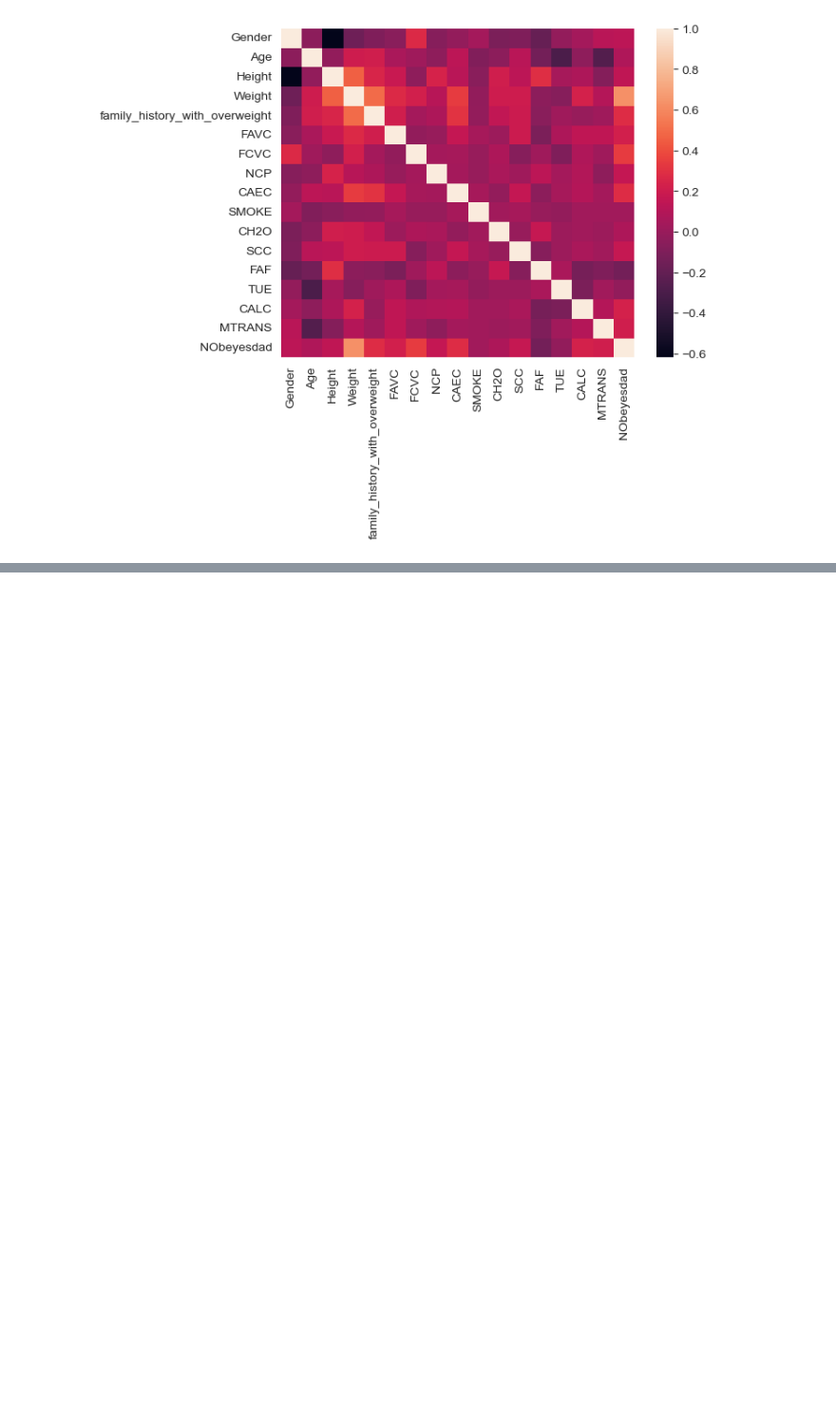
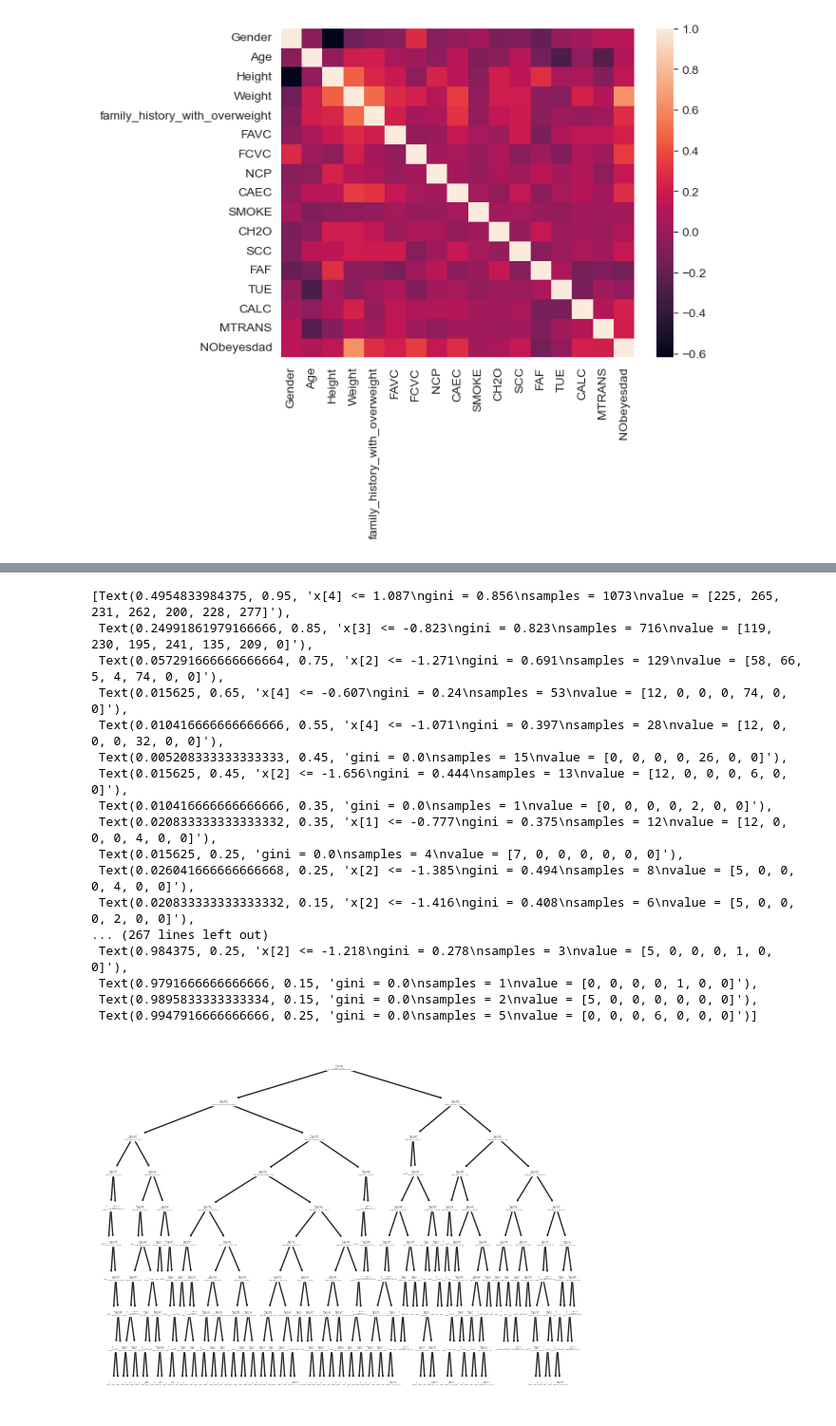
Before and after one commit to owlbemi/CS4372Assignment2, a Jupyter notebook: CS4372Assignment2.ipynb, the cells around one changed output, grey strips where cells are left out. Shown: that part at 95% size. Cells and saved outputs as stored; diff of their text form; code cells hidden in the pictures; blank space fills up the shorter version.

```diff
--- a/CS4372Assignment2.ipynb
+++ b/CS4372Assignment2.ipynb
@@ -200,0 +241,23 @@ KeyboardInterrupt:
+# %%
+classes = y.unique()
+
+tree.plot_tree(gs_rf.best_estimator_.estimators_[49])
+# %% [output]
+[Text(0.4954833984375, 0.95, 'x[4] <= 1.087\ngini = 0.856\nsamples = 1073\nvalue = [225, 265, 231, 262, 200, 228, 277]'),
+ Text(0.24991861979166666, 0.85, 'x[3] <= -0.823\ngini = 0.823\nsamples = 716\nvalue = [119, 230, 195, 241, 135, 209, 0]'),
+ Text(0.057291666666666664, 0.75, 'x[2] <= -1.271\ngini = 0.691\nsamples = 129\nvalue = [58, 66, 5, 4, 74, 0, 0]'),
+ Text(0.015625, 0.65, 'x[4] <= -0.607\ngini = 0.24\nsamples = 53\nvalue = [12, 0, 0, 0, 74, 0, 0]'),
+ Text(0.010416666666666666, 0.55, 'x[4] <= -1.071\ngini = 0.397\nsamples = 28\nvalue = [12, 0, 0, 0, 32, 0, 0]'),
+ Text(0.005208333333333333, 0.45, 'gini = 0.0\nsamples = 15\nvalue = [0, 0, 0, 0, 26, 0, 0]'),
+ Text(0.015625, 0.45, 'x[2] <= -1.656\ngini = 0.444\nsamples = 13\nvalue = [12, 0, 0, 0, 6, 0, 0]'),
+ Text(0.010416666666666666, 0.35, 'gini = 0.0\nsamples = 1\nvalue = [0, 0, 0, 0, 2, 0, 0]'),
+ Text(0.020833333333333332, 0.35, 'x[1] <= -0.777\ngini = 0.375\nsamples = 12\nvalue = [12, 0, 0, 0, 4, 0, 0]'),
+ Text(0.015625, 0.25, 'gini = 0.0\nsamples = 4\nvalue = [7, 0, 0, 0, 0, 0, 0]'),
+ Text(0.026041666666666668, 0.25, 'x[2] <= -1.385\ngini = 0.494\nsamples = 8\nvalue = [5, 0, 0, 0, 4, 0, 0]'),
+ Text(0.020833333333333332, 0.15, 'x[2] <= -1.416\ngini = 0.408\nsamples = 6\nvalue = [5, 0, 0, 0, 2, 0, 0]'),
+... (267 lines left out)
+ Text(0.984375, 0.25, 'x[2] <= -1.218\ngini = 0.278\nsamples = 3\nvalue = [5, 0, 0, 0, 1, 0, 0]'),
+ Text(0.9791666666666666, 0.15, 'gini = 0.0\nsamples = 1\nvalue = [0, 0, 0, 0, 1, 0, 0]'),
+ Text(0.9895833333333334, 0.15, 'gini = 0.0\nsamples = 2\nvalue = [5, 0, 0, 0, 0, 0, 0]'),
+ Text(0.9947916666666666, 0.25, 'gini = 0.0\nsamples = 5\nvalue = [0, 0, 0, 6, 0, 0, 0]')]
+[figure, added]
```
Also changed, not shown: parts of 18 cells of this notebook.
